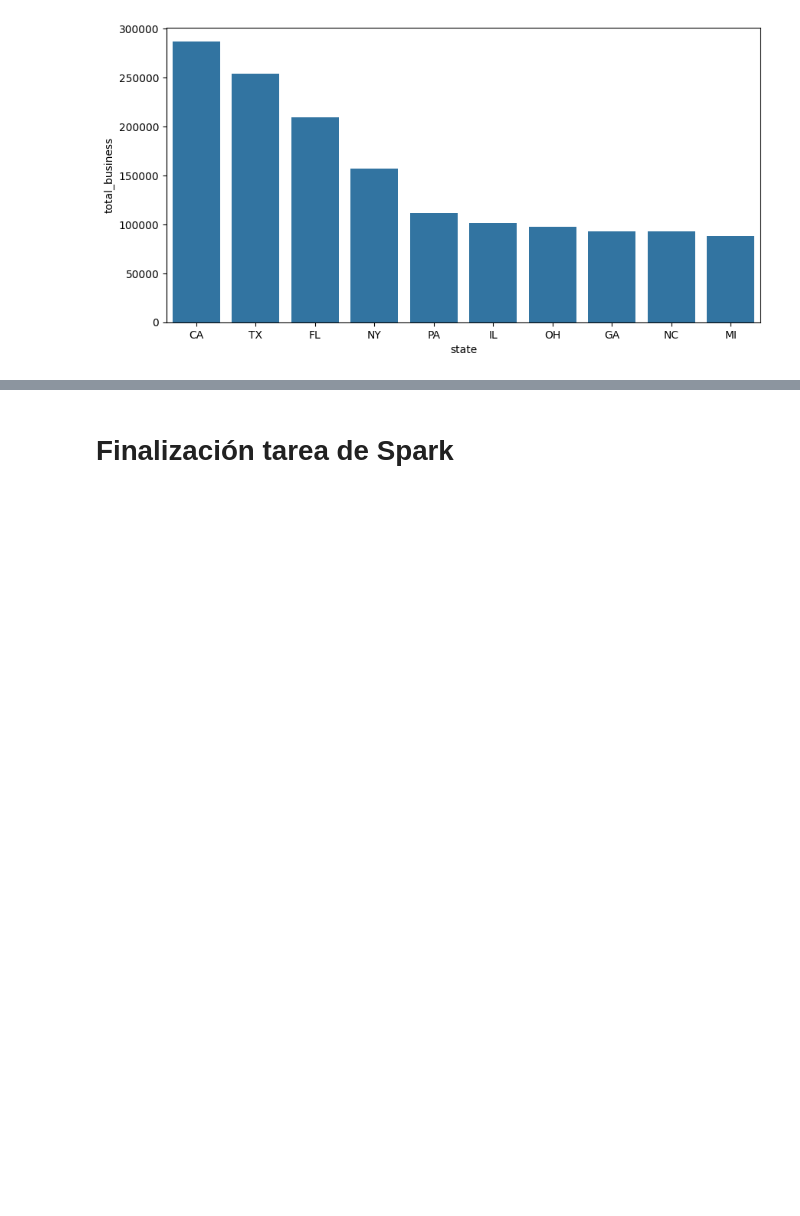
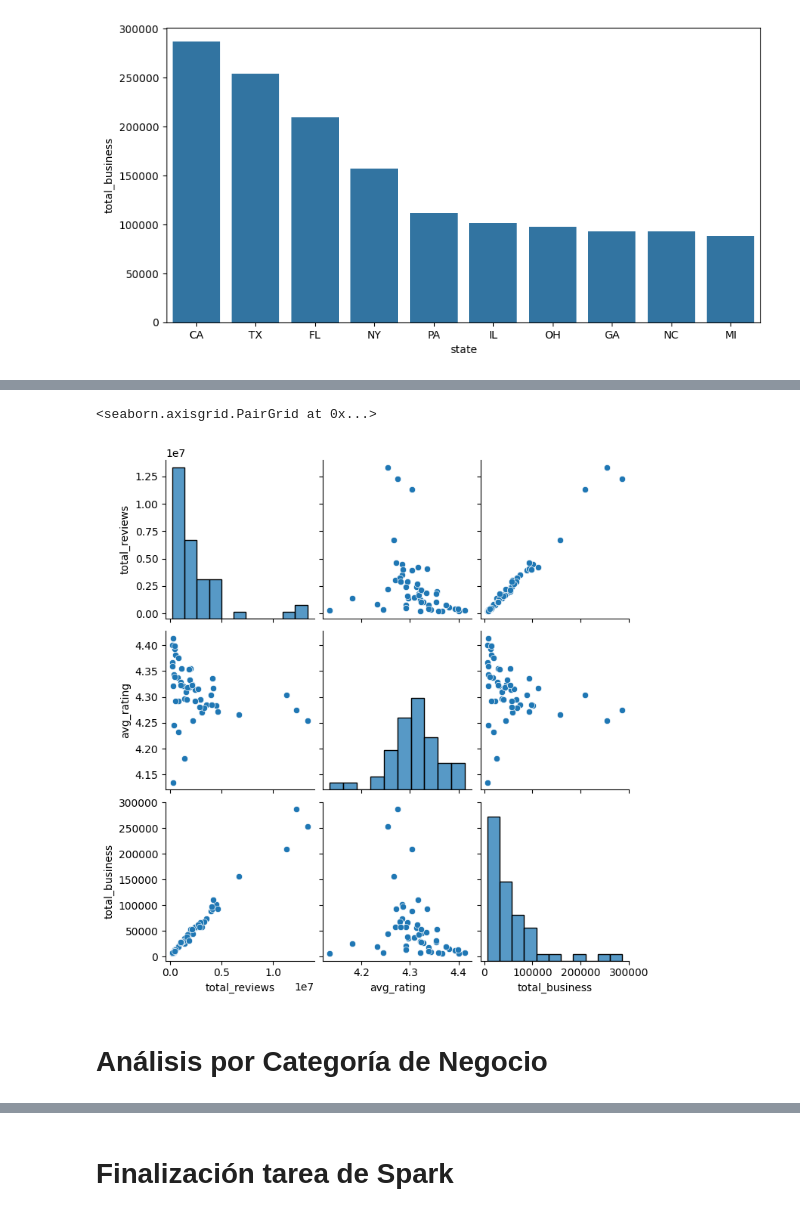
Before and after one commit to SDCaFlo/datapt11_pf_grupo02, a Jupyter notebook: ETL-google.ipynb, the cells around one changed output, grey strips where cells are left out. Saved outputs shown, nothing was run; the diff lists cells and outputs as text; code cells hidden in the pictures; blank space fills up the shorter version.

```diff
--- a/ETL-google.ipynb
+++ b/ETL-google.ipynb
@@ -603,0 +616,5 @@ sns.barplot(data= filtered_state_resume.sort_values(by="total_business", ascendi
+# %%
+sns.pairplot(data=filtered_state_resume)
+# %% [output]
+<seaborn.axisgrid.PairGrid at 0x...>
+[figure, added]
@@ -603,0 +623,2 @@ sns.barplot(data= filtered_state_resume.sort_values(by="total_business", ascendi
+# %% [markdown]
+# Análisis por Categoría de Negocio
```
Also changed, not shown: parts of 23 cells of this notebook.
